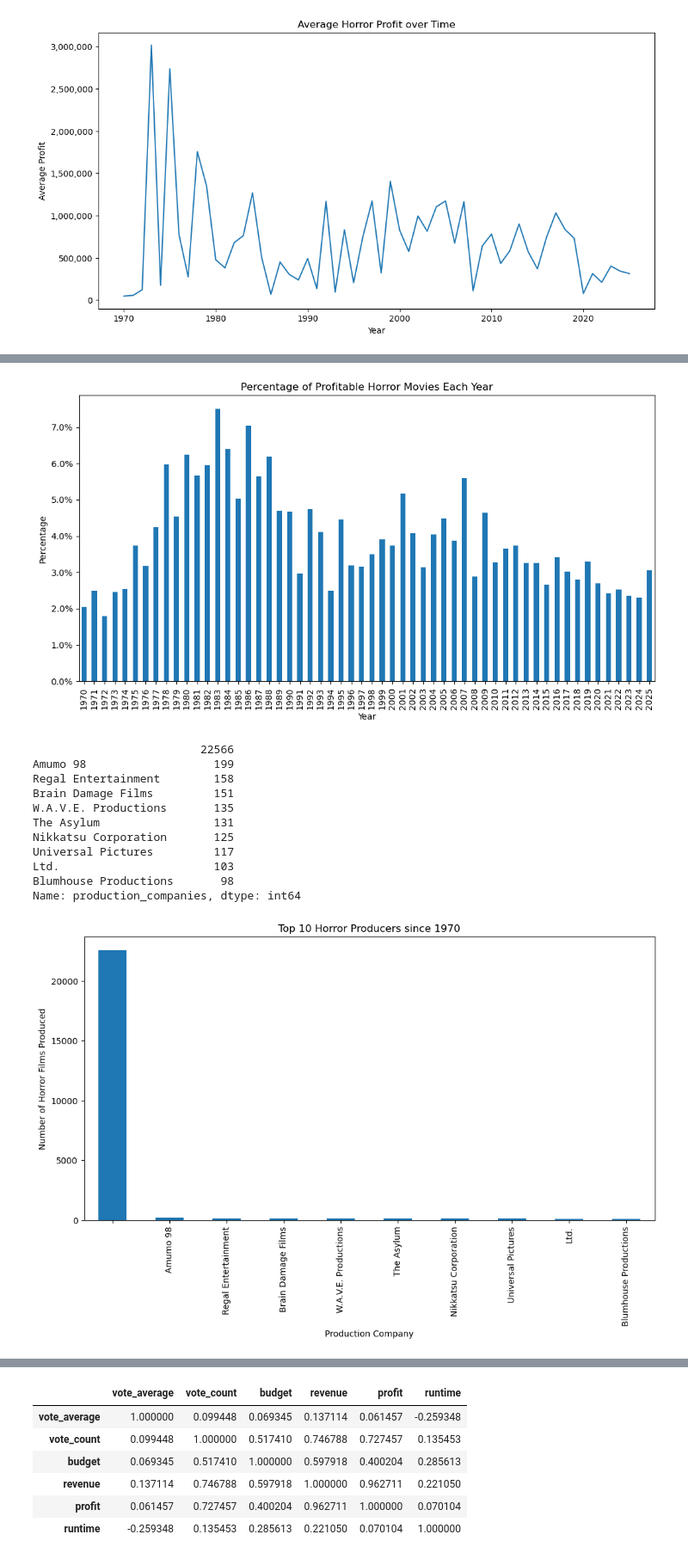
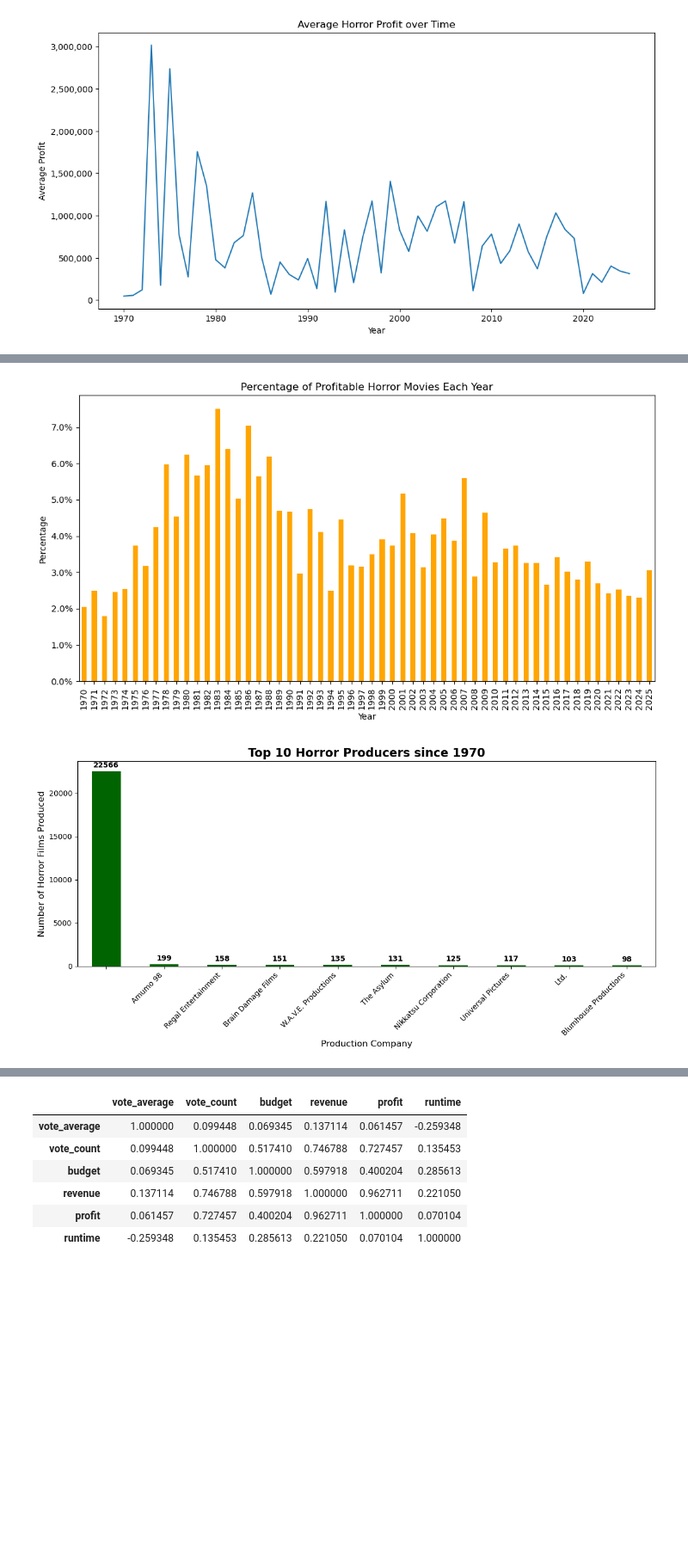
Before and after one commit to JoshGarzaniti/TMDB-Film-Analysis, a Jupyter notebook: Horror Movie Analysis.ipynb, the cells around one changed output, grey strips where cells are left out. Shown at 86% size. Cells and saved outputs as stored; diff of their text form; code cells hidden in the pictures; blank space fills up the shorter version.

```diff
--- a/Horror Movie Analysis.ipynb
+++ b/Horror Movie Analysis.ipynb
@@ -128,37 +128,36 @@ plt.show()
 # %%
 #Percentage of Profitable Movies Each Year
 profitable_horror_movies['release_date'].dt.year.value_counts().sort_index() / horror_movies['release_date'].dt.year.value_counts().sort_index() * 100
-(100 * profitable_horror_movies['release_date'].dt.year.value_counts().sort_index() / horror_movies['release_date'].dt.year.value_counts().sort_index()).plot(kind='bar', figsize=(12,6))
+(100 * profitable_horror_movies['release_date'].dt.year.value_counts().sort_index() / horror_movies['release_date'].dt.year.value_counts().sort_index()).plot(kind='bar', figsize=(12,6), color = 'orange')
 plt.title('Percentage of Profitable Horror Movies Each Year')
 plt.xlabel('Year')
 plt.ylabel('Percentage')
 plt.gca().yaxis.set_major_formatter(mtick.PercentFormatter(decimals=1))
 plt.show()
 # %% [output]
-[figure, old version]
+[figure, new version]
 # %%
-# Production companies
+#Horror Movies by Production Company
+
+#Flatten list of companies
 all_production_companies = horror_movies['production_companies'].explode()
-top_10_horror_producers = all_production_companies.value_counts().head(10)
-print(top_10_horror_producers)
+Horror_movies_by_production_company = all_production_companies.value_counts()
 
-Horror_movies_by_production_company = all_production_companies.value_counts()
-Horror_movies_by_company_bar_plot = Horror_movies_by_production_company.head(10).plot(kind='bar', figsize=(12,6))
-plt.title('Top 10 Horror Producers since 1970')
-plt.xlabel('Production Company')
-plt.ylabel('Number of Horror Films Produced')
+#Plot top 10
+fig, ax = plt.subplots(figsize=(12,6))
+Horror_movies_by_production_company.head(10).plot(kind='bar', ax=ax, color = 'darkgreen')
+
+
+ax.set_title('Top 10 Horror Producers since 1970', fontsize=16, fontweight='bold')
+ax.set_xlabel('Production Company', fontsize=12)
+ax.set_ylabel('Number of Horror Films Produced', fontsize=12)
+
+
+ax.bar_label(ax.containers[0], fmt='%d', label_type='edge', padding=3, fontweight='bold')
+
+plt.xticks(rotation=45, ha='right')
+plt.tight_layout()
 plt.show()
 # %% [output]
-                         22566
-Amumo 98                   199
-Regal Entertainment        158
-Brain Damage Films         151
-W.A.V.E. Productions       135
-The Asylum                 131
-Nikkatsu Corporation       125
-Universal Pictures         117
-Ltd.                       103
-Blumhouse Productions       98
-Name: production_companies, dtype: int64
-[figure, old version]
+[figure, new version]
 # %%
```
Also changed, not shown: parts of 10 cells of this notebook.
